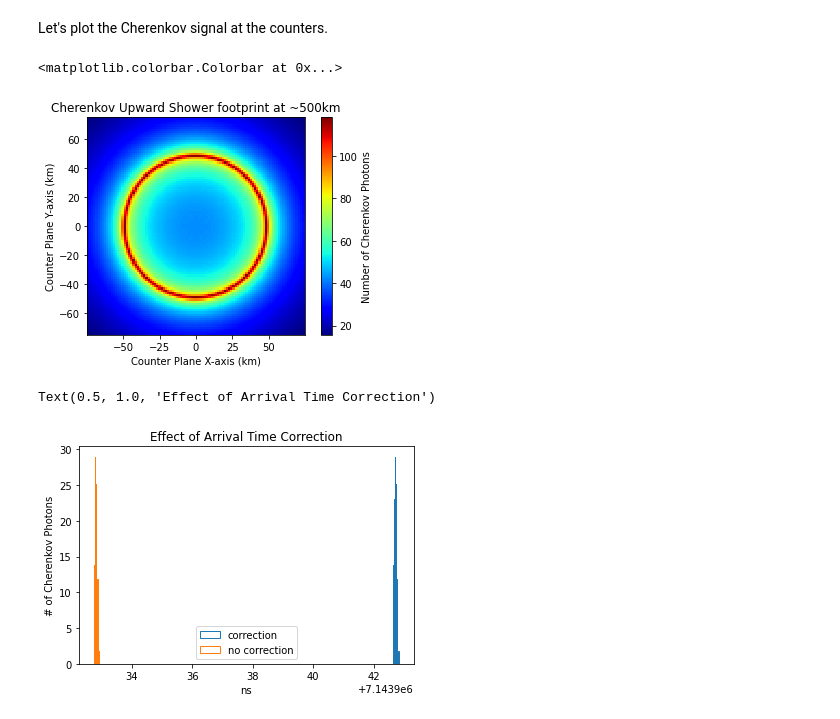
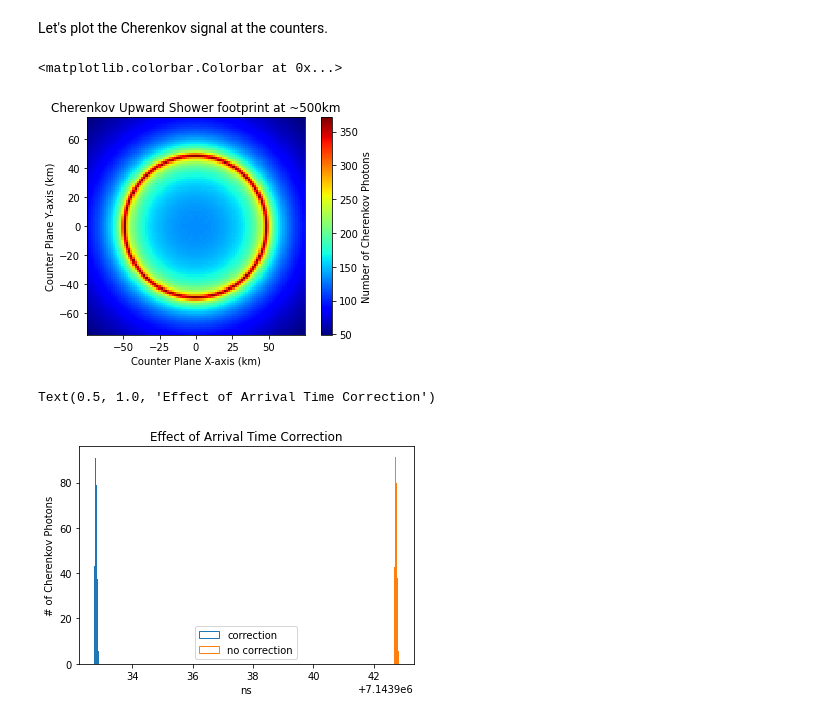
Before and after one commit to ikepc1/CHASM_NuSpacesim, a Jupyter notebook: CHASM Demo.ipynb, the cells around one changed output. Drawn from its saved outputs; the diff is of its cells as text; code cells hidden in the pictures.

```diff
--- a/CHASM Demo.ipynb
+++ b/CHASM Demo.ipynb
@@ -31,5 +31,5 @@ Now we can add things to the simulation using the sim.add() method. First we'll
 # %%
-sim.add(UpwardAxis(theta,phi))
+sim.add(UpwardAxis(theta,phi,curved=True))
 # %% [markdown]
 Now we need a shower. In this example we're using a shower defined by Gaisser (RIP) Hillas parameters. The first argument is X_max, the second is N_max, the third is X_0, and the fourth is Lambda. Alternatively, one could add a shower defined by an array of shower sizes at an array of corresponding depths.
 # %%
@@ -37,7 +37,7 @@ sim.add(GHShower(666.,6e7,0.,70.))
 # %% [markdown]
 Now we add our counters. They must be an array of cartesian vectors. The second argument is the surface area of a telescope's aperture in meters squared.
 # %%
-sim.add(Counters(counters, 1.))
+sim.add(SphericalCounters(counters, 1.))
 # %% [markdown]
 Finally, we need to define the Cherenkov wavelength interval accepted by the detectors. The first argument is the minimum Cherenkov wavelength in nanometers, the second is the maximum.
 # %%
@@ -45,7 +45,7 @@ sim.add(Yield(300,450))
 # %% [markdown]
 Now we can run, creating the objects which store the actual Cherenkov signals.
 # %%
-sim.run(curved = True)
+sim.run()
 # %% [markdown]
 Let's plot the Cherenkov signal at the counters.
 # %%
@@ -61,26 +61,28 @@ ax.set_aspect('equal')
 plt.colorbar(label = 'Number of Cherenkov Photons')
 # %% [output]
 <matplotlib.colorbar.Colorbar at 0x...>
-[figure, old version]
+[figure, new version]
 # %%
 plt.figure()
 
 photons = sim.get_photons()[sim.get_photon_sum().argmax()]
 times = sim.get_times()[sim.get_photon_sum().argmax()]
 i = photons > 1.
 
 ha = plt.hist(times[i],100, weights=photons[i], histtype='step',label='correction')
 
-sim.run(curved = False)
+sim.remove('axis')
+sim.add(UpwardAxis(theta,phi,curved=False))
+sim.run()
 photons = sim.get_photons()[sim.get_photon_sum().argmax()]
 times = sim.get_times()[sim.get_photon_sum().argmax()]
 
 hb = plt.hist(times[i],100, weights=photons[i], histtype='step',label='no correction')
 
 plt.xlabel('ns')
 plt.ylabel('# of Cherenkov Photons')
 plt.legend()
 plt.title('Effect of Arrival Time Correction')
 # %% [output]
 Text(0.5, 1.0, 'Effect of Arrival Time Correction')
-[figure, old version]
+[figure, new version]
```
Also changed, not shown: parts of 1 cell of this notebook, 1 other file.
